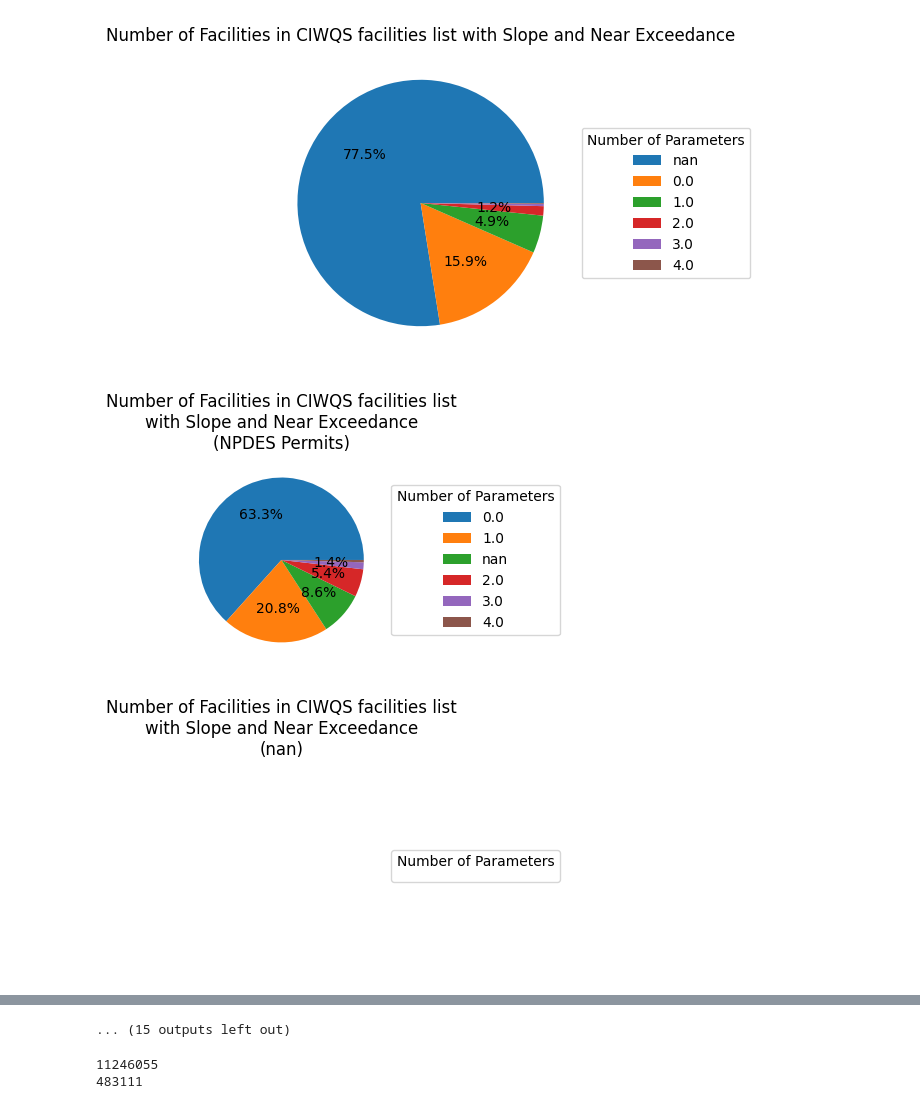
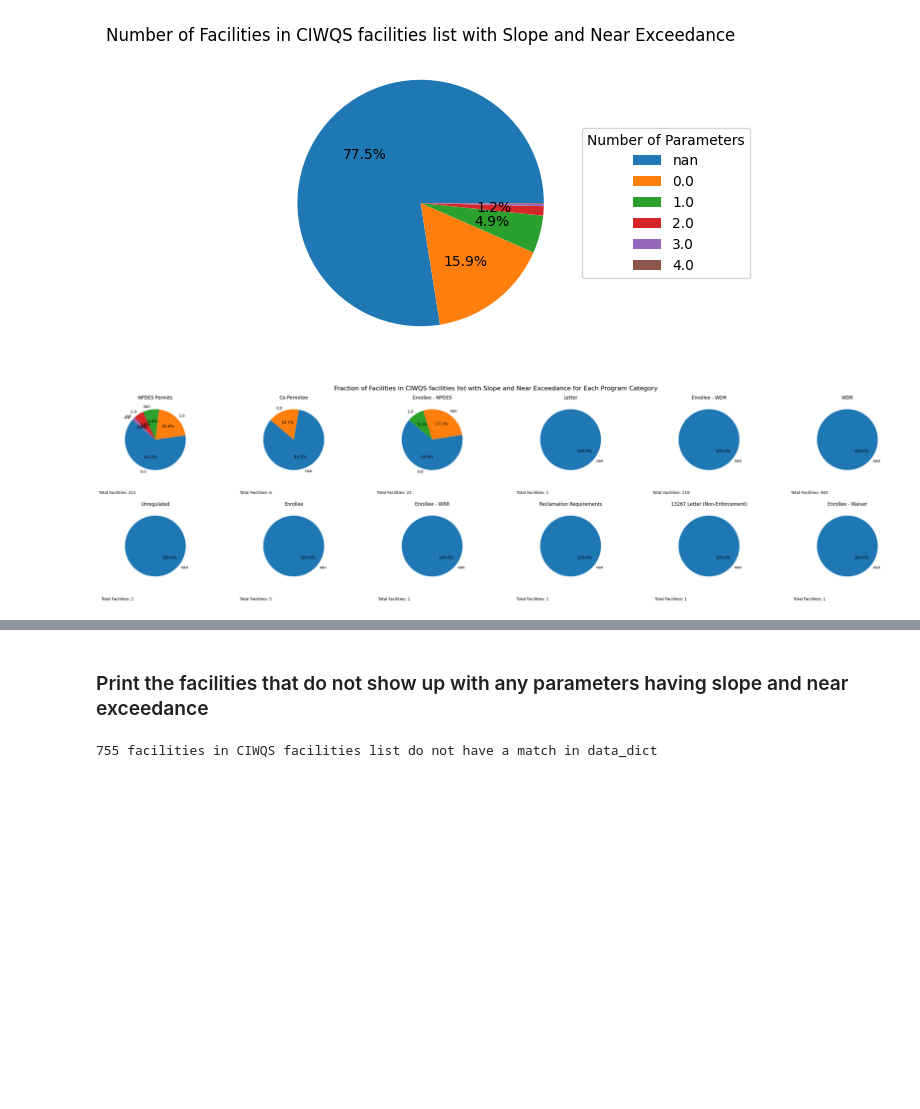
Before and after one commit to dalyw/us-sewersheds, a Jupyter notebook: step3_near_exceedence_by_parameter.ipynb, the cells around one changed output, grey strips where cells are left out. Saved outputs shown, nothing was run; the diff lists cells and outputs as text; code cells hidden in the pictures; blank space fills up the shorter version.

```diff
--- a/step3_near_exceedence_by_parameter.ipynb
+++ b/step3_near_exceedence_by_parameter.ipynb
@@ -9,4 +7,4 @@ import difflib
 # %%
-save = True
-load = False
+save = False
+load = True
 # %%
@@ -278,38 +236,35 @@ Name: count, dtype: int64
 # %%
 # import ciwqs_facilities and merge df into ciwqs_facilities based on NPDES_CODE
 ciwqs_facilities = pd.read_csv('data/facilities_list/NPDES+WDR Facilities List_20240906.csv')
 ciwqs_facilities = ciwqs_facilities.merge(df, left_on='NPDES # CA#', right_on='NPDES_CODE', how='left')
 ciwqs_facilities.to_csv('processed_data/ciwqs_facilities.csv', index=False)
 
 def autopct_format(pct):
     return ('%1.1f%%' % pct) if pct > 1 else ''
 plt.figure(figsize=(5, 4))
 value_counts = ciwqs_facilities['num_parameters'].value_counts(dropna=False)
 wedges, texts, autotexts = plt.pie(value_counts.values, autopct=autopct_format)
 plt.legend(wedges, value_counts.index, title="Number of Parameters", loc="center left", bbox_to_anchor=(1, 0, 0.5, 1))
 plt.title('Number of Facilities in CIWQS facilities list with Slope and Near Exceedance')
 plt.show()
 
-# for each program category
-for program_category in ciwqs_facilities['REG MEASURE TYPE'].unique():
+# Get unique program categories
+program_categories = ciwqs_facilities[ciwqs_facilities['REG MEASURE TYPE'].notna()]['REG MEASURE TYPE'].unique()
+n_cols = (len(program_categories) + 1) // 2
+fig, axs = plt.subplots(2, n_cols, figsize=(5*n_cols, 8), squeeze=False)
+fig.suptitle('Fraction of Facilities in CIWQS facilities list with Slope and Near Exceedance for Each Program Category', fontsize=16)
+axs_flat = axs.flatten()
+for idx, program_category in enumerate(program_categories):
     category_facilities = ciwqs_facilities[ciwqs_facilities['REG MEASURE TYPE'] == program_category]
-    plt.figure(figsize=(4, 3))
     value_counts = category_facilities['num_parameters'].value_counts(dropna=False)
-    wedges, texts, autotexts = plt.pie(value_counts.values, autopct=autopct_format)
-    plt.legend(wedges, value_counts.index, title="Number of Parameters", loc="center left", bbox_to_anchor=(1, 0, 0.5, 1))
-    plt.title(f'Number of Facilities in CIWQS facilities list\nwith Slope and Near Exceedance\n({program_category})')
-    plt.tight_layout()
-    plt.show()
-
-# for each program category
-for program_category in ciwqs_facilities['REG MEASURE TYPE'].unique():
-    category_facilities = ciwqs_facilities[ciwqs_facilities['REG MEASURE TYPE'] == program_category]
-    plt.figure(figsize=(4, 3))
-    value_counts = category_facilities['num_parameters'].value_counts(dropna=False)
-    plt.pie(value_counts.values, labels=value_counts.index, autopct=autopct_format)
-    plt.title(f'Number of Facilities in CIWQS faicilities list with Slope and Near Exceedance ({program_category})')
-    plt.show()
+    axs_flat[idx].pie(value_counts.values, labels=value_counts.index, autopct='%1.1f%%', startangle=140)
+    axs_flat[idx].set_title(f'{program_category}')
+    axs_flat[idx].text(0, -0.2, f'Total Facilities: {len(category_facilities)}', ha='center', va='center', transform=axs_flat[idx].transAxes)
+for idx in range(len(program_categories), len(axs_flat)):
+    fig.delaxes(axs_flat[idx])
+plt.tight_layout()
+plt.subplots_adjust(hspace=0.4)  # Increase vertical space between subplots
+plt.show()
 # %% [output]
 [figure]
-[figure, old version]
+[figure, new version]
-[figure, removed]
@@ -325,13 +270,0 @@ for program_category in ciwqs_facilities['REG MEASURE TYPE'].unique():
-... (15 outputs left out)
-# %%
-# print length of esmr data
-print(len(esmr_data))
-
-# print the combined length of data_dict[analysis_range]
-sum = 0
-for year in analysis_range:
-    sum += len(data_dict[year])
-print(sum)
-# %% [output]
-11246055
-483111
@@ -339,0 +271,8 @@ print(sum)
+# %% [markdown]
+### Print the facilities that do not show up with any parameters having slope and near exceedance
+# %%
+unique_facilities = ciwqs_facilities[~ciwqs_facilities['NPDES # CA#'].isin(df['NPDES_CODE'])][['FACILITY ID', 'FACILITY NAME', 'WDID', 'NPDES # CA#']].drop_duplicates()
+print(f'{len(unique_facilities)} facilities in CIWQS facilities list do not have a match in data_dict')
+# print(unique_facilities.to_string(index=False)) # uncomment to print the facilities
+# %% [output]
+755 facilities in CIWQS facilities list do not have a match in data_dict
```
Also changed, not shown: parts of 15 cells of this notebook, 18 other files.
